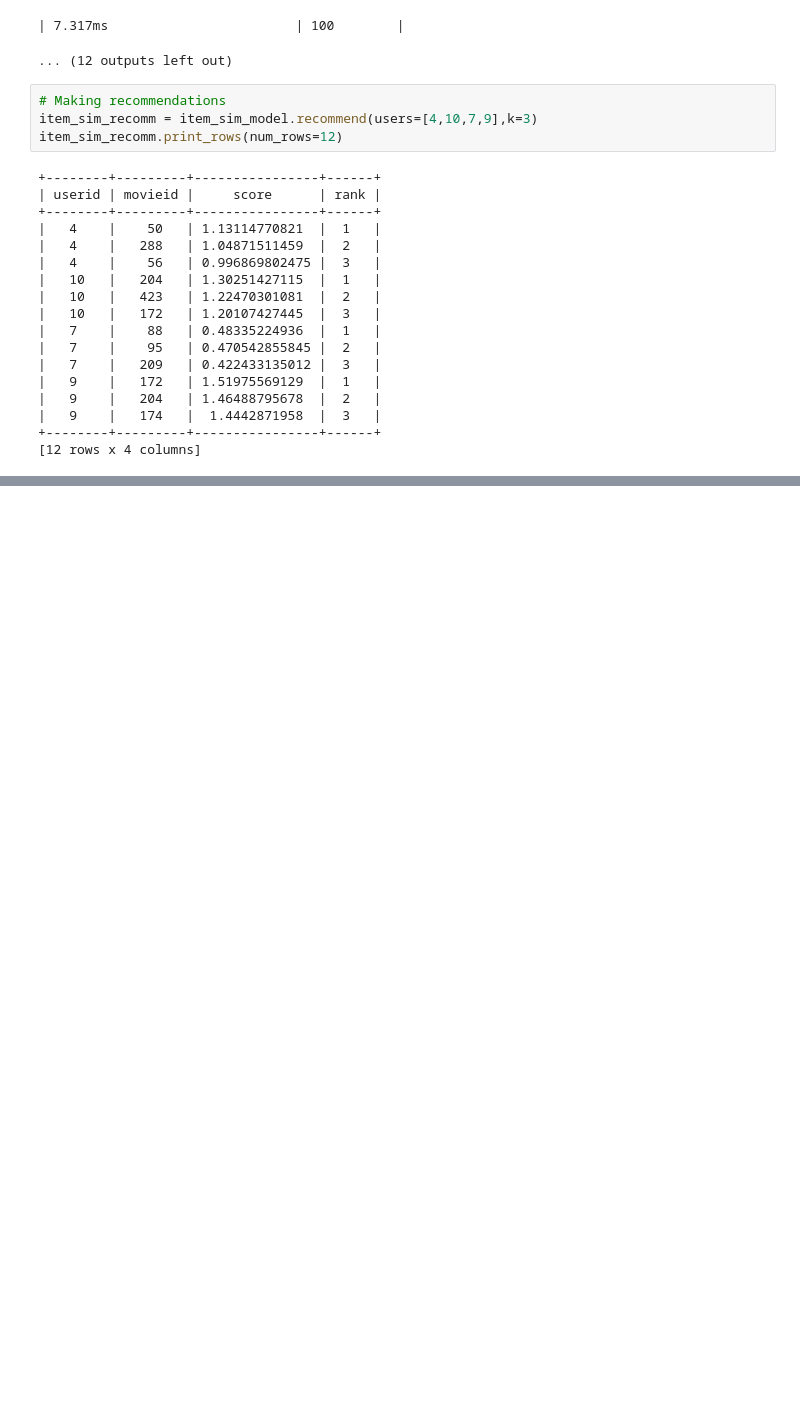
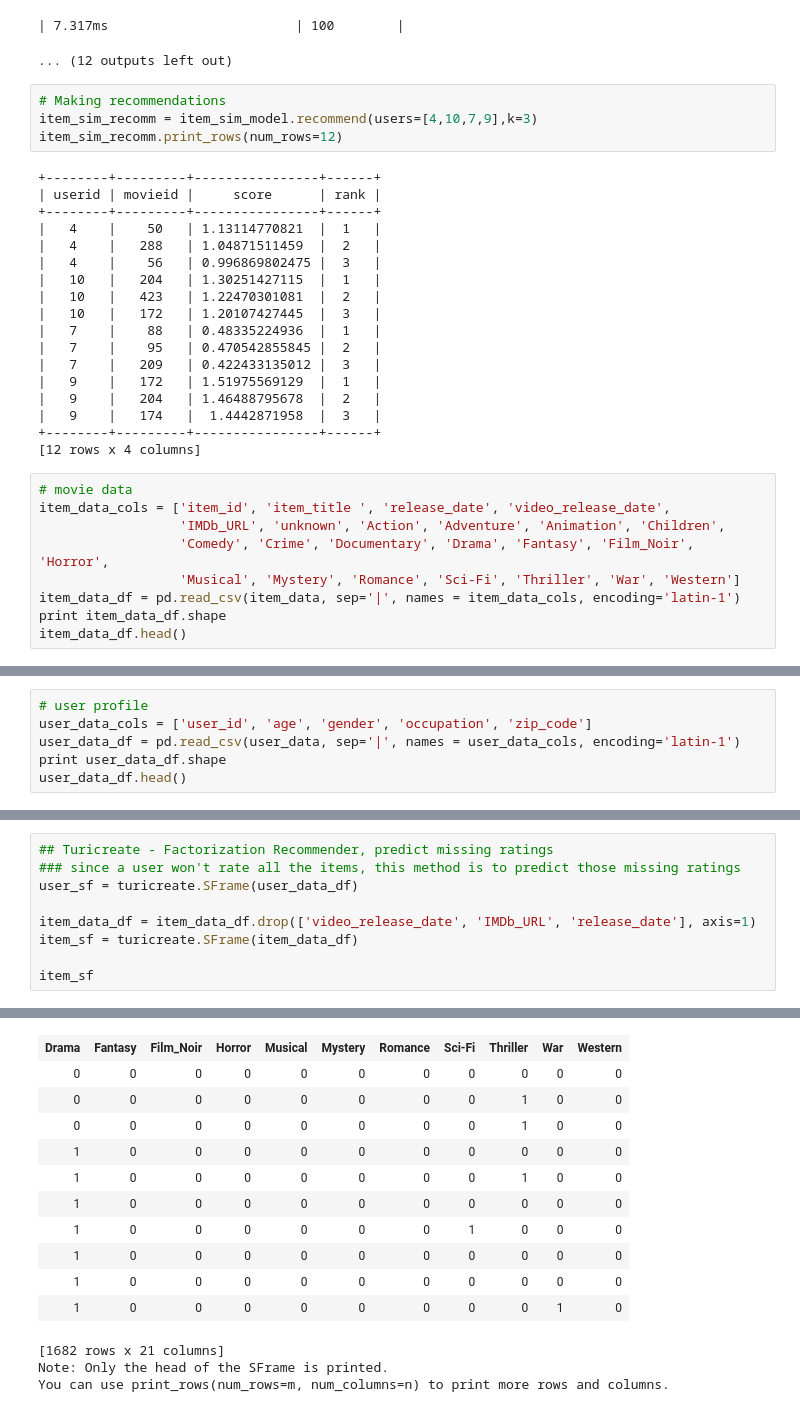
Before and after one commit to hanhanwu/Hanhan_Data_Science_Practice, a Jupyter notebook: RecommendationSystem/recommendation_system_movielens.ipynb, the cells around one changed output, grey strips where cells are left out. Cells and saved outputs as stored; diff of their text form; blank space fills up the shorter version.

Commit message:
update turicreate RS code

```diff
--- a/RecommendationSystem/recommendation_system_movielens.ipynb
+++ b/RecommendationSystem/recommendation_system_movielens.ipynb
@@ -265,3 +233,12 @@ item_sim_recomm.print_rows(num_rows=12)
 |   9    |   174   |  1.4442871958  |  3   |
 +--------+---------+----------------+------+
 [12 rows x 4 columns]
+# %%
+# movie data
+item_data_cols = ['item_id', 'item_title ', 'release_date', 'video_release_date',
+                  'IMDb_URL', 'unknown', 'Action', 'Adventure', 'Animation', 'Children',
+                  'Comedy', 'Crime', 'Documentary', 'Drama', 'Fantasy', 'Film_Noir', 'Horror',
+                  'Musical', 'Mystery', 'Romance', 'Sci-Fi', 'Thriller', 'War', 'Western']
+item_data_df = pd.read_csv(item_data, sep='|', names = item_data_cols, encoding='latin-1')
+print item_data_df.shape
+item_data_df.head()
@@ -267,0 +254,6 @@ item_sim_recomm.print_rows(num_rows=12)
+# %%
+# user profile
+user_data_cols = ['user_id', 'age', 'gender', 'occupation', 'zip_code']
+user_data_df = pd.read_csv(user_data, sep='|', names = user_data_cols, encoding='latin-1')
+print user_data_df.shape
+user_data_df.head()
@@ -267,0 +291,10 @@ item_sim_recomm.print_rows(num_rows=12)
+# %%
+## Turicreate - Factorization Recommender, predict missing ratings
+### since a user won't rate all the items, this method is to predict those missing ratings
+user_sf = turicreate.SFrame(user_data_df)
+
+item_data_df = item_data_df.drop(['video_release_date', 'IMDb_URL', 'release_date'], axis=1)
+item_sf = turicreate.SFrame(item_data_df)
+
+item_sf
+# %% [output]
@@ -267,0 +312,14 @@ item_sim_recomm.print_rows(num_rows=12)
+| Drama | Fantasy | Film_Noir | Horror | Musical | Mystery | Romance | Sci-Fi | Thriller | War | Western |
+| 0 | 0 | 0 | 0 | 0 | 0 | 0 | 0 | 0 | 0 | 0 |
+| 0 | 0 | 0 | 0 | 0 | 0 | 0 | 0 | 1 | 0 | 0 |
+| 0 | 0 | 0 | 0 | 0 | 0 | 0 | 0 | 1 | 0 | 0 |
+| 1 | 0 | 0 | 0 | 0 | 0 | 0 | 0 | 0 | 0 | 0 |
+| 1 | 0 | 0 | 0 | 0 | 0 | 0 | 0 | 1 | 0 | 0 |
+| 1 | 0 | 0 | 0 | 0 | 0 | 0 | 0 | 0 | 0 | 0 |
+| 1 | 0 | 0 | 0 | 0 | 0 | 0 | 1 | 0 | 0 | 0 |
+| 1 | 0 | 0 | 0 | 0 | 0 | 0 | 0 | 0 | 0 | 0 |
+| 1 | 0 | 0 | 0 | 0 | 0 | 0 | 0 | 0 | 0 | 0 |
+| 1 | 0 | 0 | 0 | 0 | 0 | 0 | 0 | 0 | 1 | 0 |
+[1682 rows x 21 columns]
+Note: Only the head of the SFrame is printed.
+You can use print_rows(num_rows=m, num_columns=n) to print more rows and columns.
```
Also changed, not shown: parts of 10 cells of this notebook.
